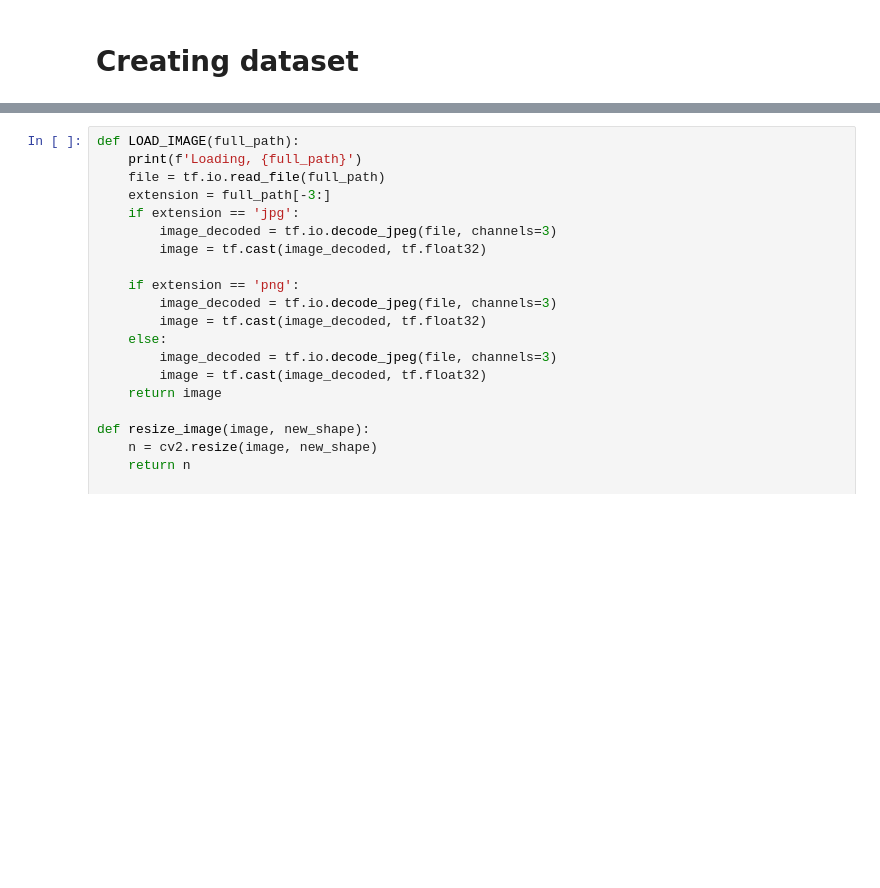
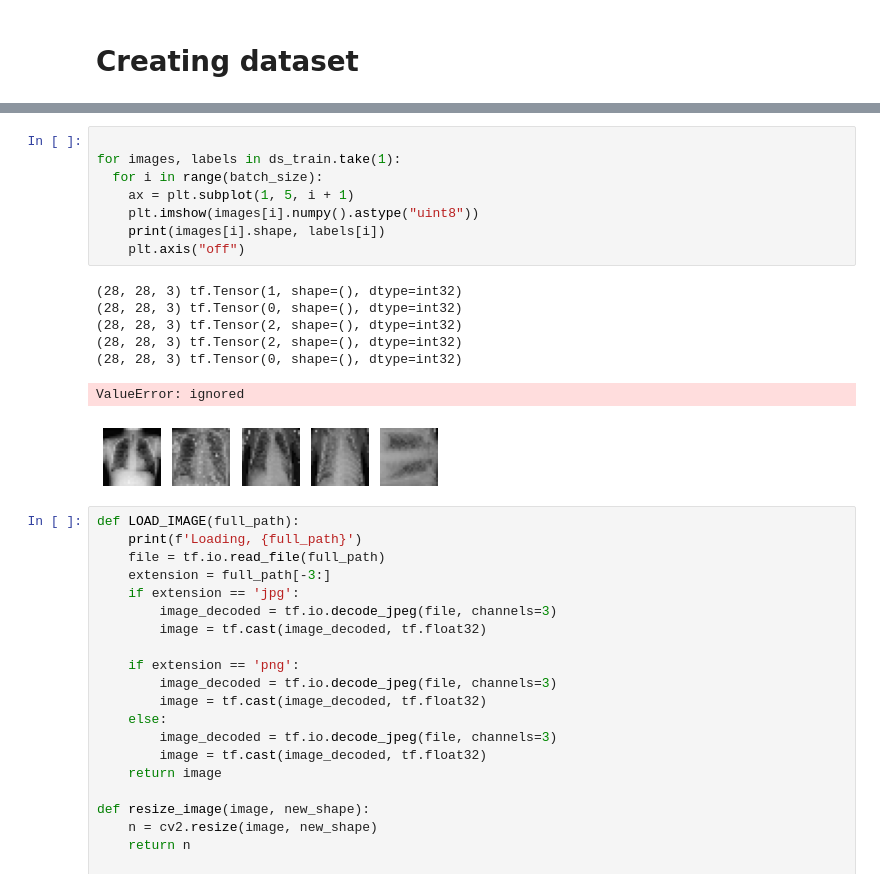
Before and after one commit to PashaIanko/Covid19Classifier, a Jupyter notebook: main.ipynb, the cells around one changed output, grey strips where cells are left out. Saved outputs shown, nothing was run; the diff lists cells and outputs as text; blank space fills up the shorter version.

```diff
--- a/main.ipynb
+++ b/main.ipynb
@@ -128,3 +176,19 @@ Loading, /content/drive/MyDrive/UNIPD/HDA/Project/Data/covid/COVID-19 (401).jpg
+# %%
+
+for images, labels in ds_train.take(1):
+  for i in range(batch_size):
+    ax = plt.subplot(1, 5, i + 1)
+    plt.imshow(images[i].numpy().astype("uint8"))
+    print(images[i].shape, labels[i])
+    plt.axis("off")
+# %% [output]
+(28, 28, 3) tf.Tensor(1, shape=(), dtype=int32)
+(28, 28, 3) tf.Tensor(0, shape=(), dtype=int32)
+(28, 28, 3) tf.Tensor(2, shape=(), dtype=int32)
+(28, 28, 3) tf.Tensor(2, shape=(), dtype=int32)
+(28, 28, 3) tf.Tensor(0, shape=(), dtype=int32)
+ValueError: ignored
+[figure, added]
 # %%
 def LOAD_IMAGE(full_path):
     print(f'Loading, {full_path}')
```
Also changed, not shown: parts of 5 cells of this notebook.
